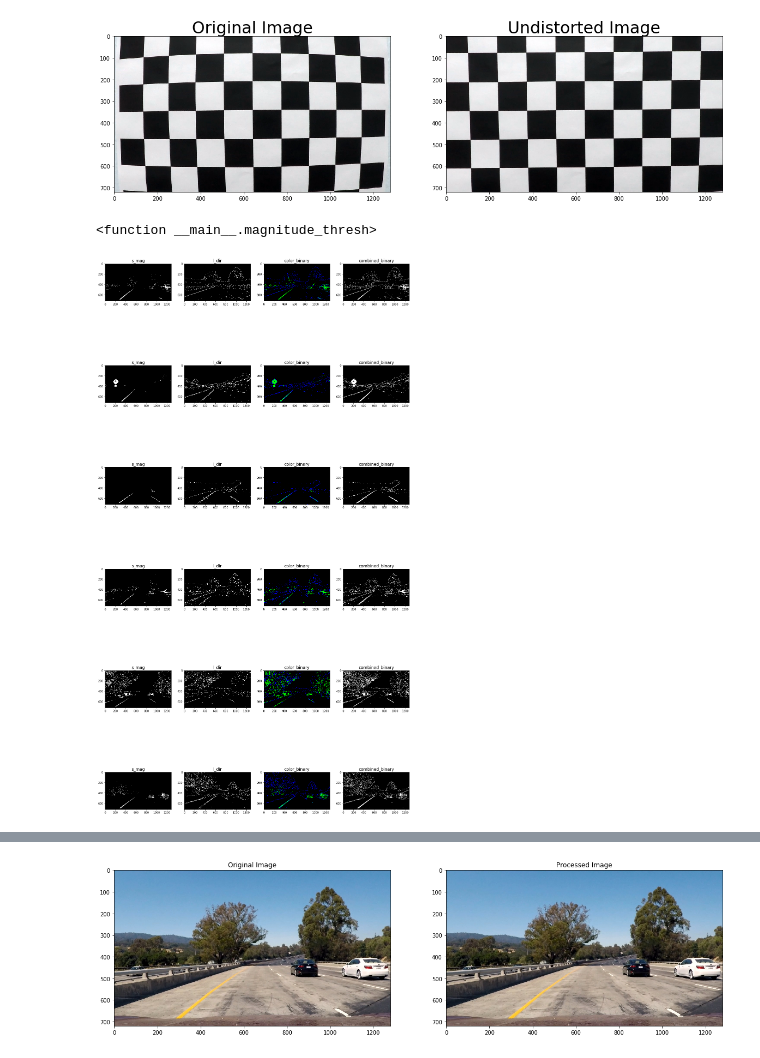
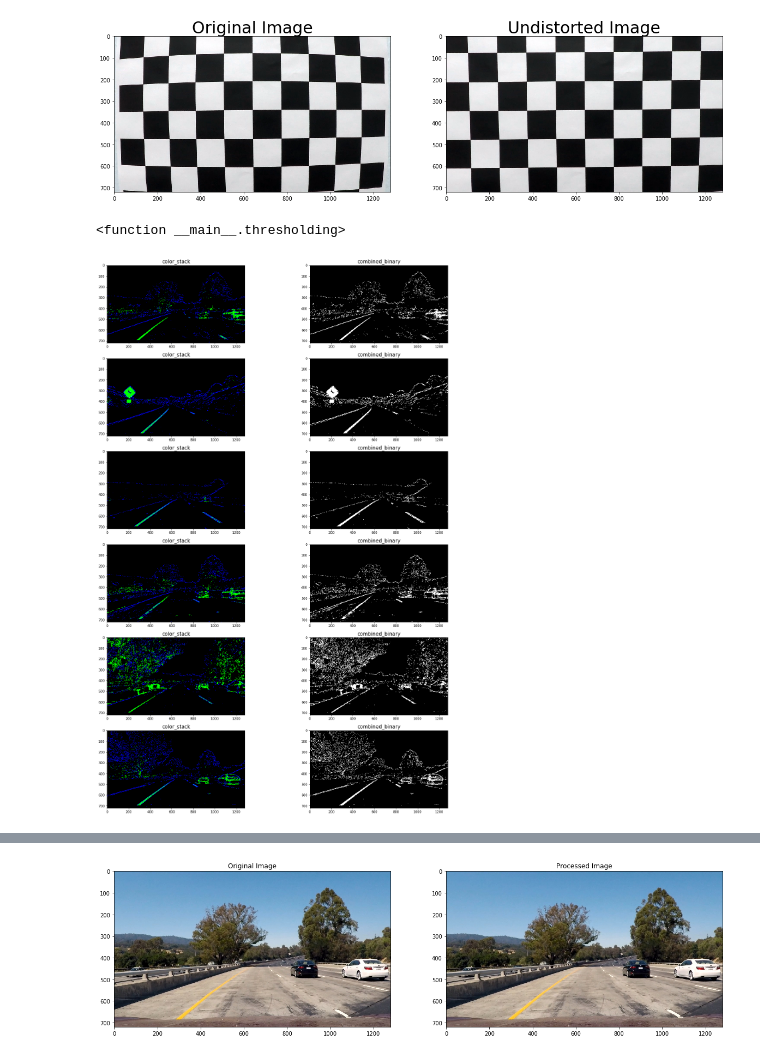
Before and after one commit to coswang1120/CarND-Advanced-Lane-Lines, a Jupyter notebook: P4.ipynb, the cells around one changed output, grey strips where cells are left out. Drawn from its saved outputs; the diff is of its cells as text; code cells hidden in the pictures.

```diff
--- a/P4.ipynb
+++ b/P4.ipynb
@@ -73,21 +73,25 @@ ax2.set_title('Undistorted Image', fontsize=30)
 <matplotlib.text.Text at 0x...>
 [figure]
 # %%
-def s_magnitude(undist):
-    hls = cv2.cvtColor(undist, cv2.COLOR_BGR2HLS)
-    thresh = (190, 255)
+def s_magnitude(hls, thresh = (190, 255)):
+    """Input the undistorted HLS image, filter
+    the S channel magnitude and returns a binary image
+    """
     s_channel = hls[:,:,2]
     magnitude_binary = np.zeros_like(s_channel)
     magnitude_binary[(s_channel >= thresh[0]) & (s_channel <= thresh[1])] = 1
     return magnitude_binary
 
-def l_direction(undist):
+def l_direction(hls):
+    """Input a HLS color space image, filter the
+    magnitude and direction sobel edge detection
+    and returns a binary image
+    """
+    l_channel = hls[:,:,1]
     sobel_kernel=9
     m_thresh=(40, 255)
     d_thresh=(0.6, 1.36)
 
-    hls = cv2.cvtColor(undist, cv2.COLOR_BGR2HLS)
-    l_channel = hls[:,:,1]
     sobelx = cv2.Sobel(l_channel, cv2.CV_64F, 1, 0, ksize=sobel_kernel)
     sobely = cv2.Sobel(l_channel, cv2.CV_64F, 0, 1, ksize=sobel_kernel)
     magnitude = np.sqrt(np.square(sobelx)+np.square(sobely))
@@ -105,41 +109,33 @@ def l_direction(undist):
 # %%
 # Find good gradient parameters
 from ipywidgets import interact, widgets
 
-def magnitude_thresh(d_thresh=(0.01, 1.56), m_thresh=(0, 255), sobel_kernel=3):
-    f, axarr = plt.subplots(6, 4, figsize=(20, 40))
+def thresholding():
+    """View filter results on test images"""
+    f, axarr = plt.subplots(6, 2, figsize=(20, 30))
     for i in range(6):
-        idx = i+1
-        img = cv2.imread('./test_images/test%d.jpg' % idx)
-        rgb = cv2.cvtColor(img, cv2.COLOR_BGR2RGB)
+        img = cv2.imread('./test_images/test%d.jpg' % (i+1))
         undist = cv2.undistort(img, mtx, dist, None, mtx)
-        s_mag = s_magnitude(undist)
-        l_dir = l_direction(undist)
+        hls = cv2.cvtColor(undist, cv2.COLOR_BGR2HLS)
+        # rgb = cv2.cvtColor(undist, cv2.COLOR_BGR2RGB)
 
-        color_binary = np.dstack(( np.zeros_like(s_mag), s_mag, l_dir))
+        s_mag = s_magnitude(hls)
+        l_dir = l_direction(hls)
+        # stack s_mag as green color and l_dir as blue color
+        color_stack = np.dstack(( np.zeros_like(s_mag), s_mag, l_dir))
 
+        # combine 2 channels into single binary image
         combined_binary = np.zeros_like(s_mag)
         combined_binary[(s_mag == 1) | (l_dir == 1)] = 1
 
-        axarr[i, 0].imshow(s_mag, cmap='gray')
-        axarr[i, 0].set_title('s_mag', fontsize=15)
+        # plot the result images
+        axarr[i, 0].imshow(color_stack)
+        axarr[i, 0].set_title('color_stack', fontsize=15)
 
-        axarr[i, 1].imshow(l_dir, cmap='gray')
-        axarr[i, 1].set_title('l_dir', fontsize=15)
+        axarr[i, 1].imshow(combined_binary, cmap='gray')
+        axarr[i, 1].set_title('combined_binary', fontsize=15)
 
-        axarr[i, 2].imshow(color_binary)
-        axarr[i, 2].set_title('color_binary', fontsize=15)
-
-        axarr[i, 3].imshow(combined_binary, cmap='gray')
-        axarr[i, 3].set_title('combined_binary', fontsize=15)
-
-
-interact(
-    magnitude_thresh,
-    d_thresh=widgets.FloatRangeSlider(value=[0.6, 1.36], min=0., max=np.pi/2., step=0.01, continuous_update=False),
-    m_thresh=widgets.IntRangeSlider(value=[40, 255], min=0, max=255.,continuous_update=False),
-    sobel_kernel=(1, 13, 2),
-)
+interact(thresholding)
 # %% [output]
-<function __main__.magnitude_thresh>
+<function __main__.thresholding>
-[figure, old version]
+[figure, new version]
```
Also changed, not shown: parts of 2 cells of this notebook.
